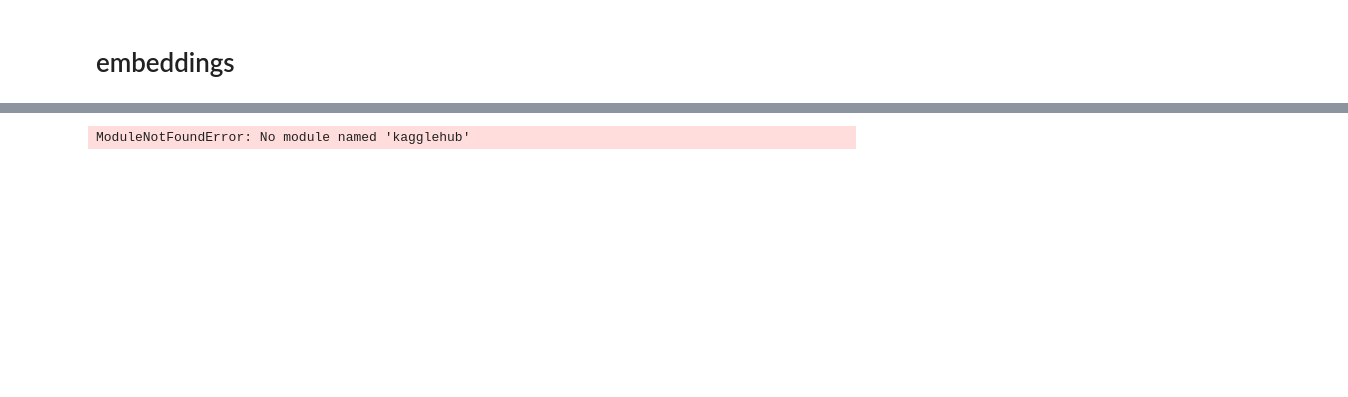
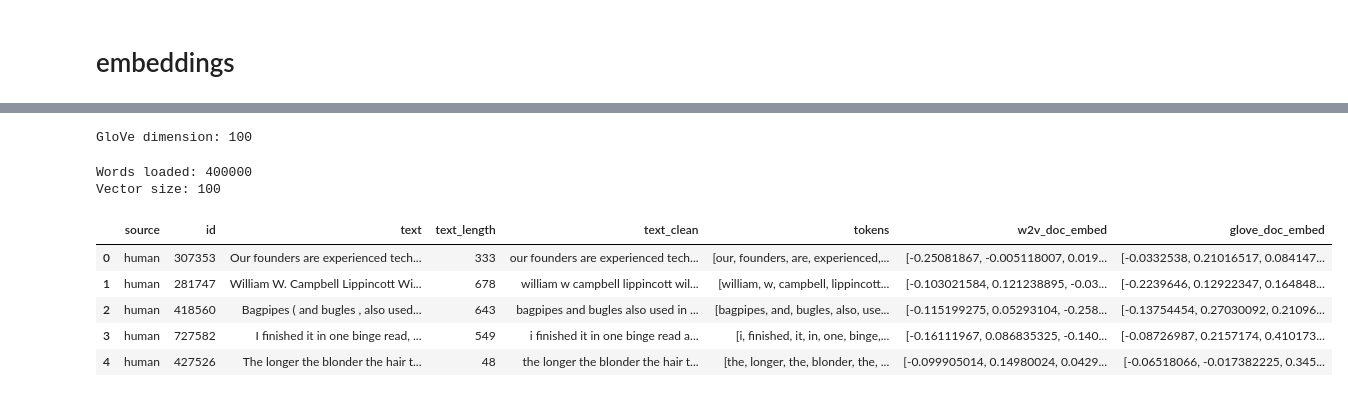
Before and after one commit to BenGaistAI/ai_detection, a Jupyter notebook: main_notebook.ipynb, the cells around one changed output, grey strips where cells are left out. Cells and saved outputs as stored; diff of their text form; code cells hidden in the pictures; blank space fills up the shorter version.

```diff
--- a/main_notebook.ipynb
+++ b/main_notebook.ipynb
@@ -861,12 +822,27 @@ df_small['w2v_doc_embed'] = df_small['tokens'].apply(doc_vector_avg).tolist()
 # %%
-import kagglehub
 
-# Download latest version
-path = kagglehub.dataset_download("danielwillgeorge/glove6b100dtxt")
+# Path to your GloVe file
+glove_path = r"C:\Users\Magsihim_AI\Downloads\glove.6B\glove.6B.100d.txt"
 
-print("Path to dataset files:", path)
+# Function to load GloVe embeddings
+def load_glove(glove_path):
+    embeddings = {}
+    with open(glove_path, 'r', encoding='utf8') as f:
+        for line in f:
+            parts = line.strip().split()
+            word = parts[0]
+            vec = np.asarray(parts[1:], dtype='float32')
+            embeddings[word] = vec
+    return embeddings
+
+# Load GloVe
+glove_emb = load_glove(glove_path)
+
+# Get dimension of embeddings
+glove_dim = len(next(iter(glove_emb.values())))
+print("GloVe dimension:", glove_dim)
 # %% [output]
-ModuleNotFoundError: No module named 'kagglehub'
+GloVe dimension: 100
 # %%
 #glove
 
@@ -874,15 +850,18 @@ def load_glove(glove_path):
     embeddings = {}
     with open(glove_path, 'r', encoding='utf8') as f:
         for line in f:
-            parts = line.rstrip().split(' ')
+            parts = line.strip().split()
             word = parts[0]
             vec = np.asarray(parts[1:], dtype='float32')
             embeddings[word] = vec
     return embeddings
 
-glove_path = 'glove.6B.100d.txt'  # whichever file you downloaded
 glove_emb = load_glove(glove_path)
-glove_dim = len(next(iter(glove_emb.values())))
+print("Words loaded:", len(glove_emb))
+print("Vector size:", len(next(iter(glove_emb.values()))))
+# %% [output]
+Words loaded: 400000
+Vector size: 100
 # %%
 #glove
 
@@ -892,3 +871,12 @@ def glove_doc_avg(tokens):
     return np.mean(vecs, axis=0)
 
 df_small['glove_doc_embed'] = df_small['tokens'].apply(glove_doc_avg).tolist()
+# %%
+df_small.head()
+# %% [output]
+|  | source | id | text | text_length | text_clean | tokens | w2v_doc_embed | glove_doc_embed |
+| 0 | human | 307353 | Our founders are experienced tech... | 333 | our founders are experienced tech... | [our, founders, are, experienced,... | [-0.25081867, -0.005118007, 0.019... | [-0.0332538, 0.21016517, 0.084147... |
+| 1 | human | 281747 | William W. Campbell Lippincott Wi... | 678 | william w campbell lippincott wil... | [william, w, campbell, lippincott... | [-0.103021584, 0.121238895, -0.03... | [-0.2239646, 0.12922347, 0.164848... |
+| 2 | human | 418560 | Bagpipes ( and bugles , also used... | 643 | bagpipes and bugles also used in ... | [bagpipes, and, bugles, also, use... | [-0.115199275, 0.05293104, -0.258... | [-0.13754454, 0.27030092, 0.21096... |
+| 3 | human | 727582 | I finished it in one binge read, ... | 549 | i finished it in one binge read a... | [i, finished, it, in, one, binge,... | [-0.16111967, 0.086835325, -0.140... | [-0.08726987, 0.2157174, 0.410173... |
+| 4 | human | 427526 | The longer the blonder the hair t... | 48 | the longer the blonder the hair t... | [the, longer, the, blonder, the, ... | [-0.099905014, 0.14980024, 0.0429... | [-0.06518066, -0.017382225, 0.345... |
```
Also changed, not shown: parts of 15 cells of this notebook.
